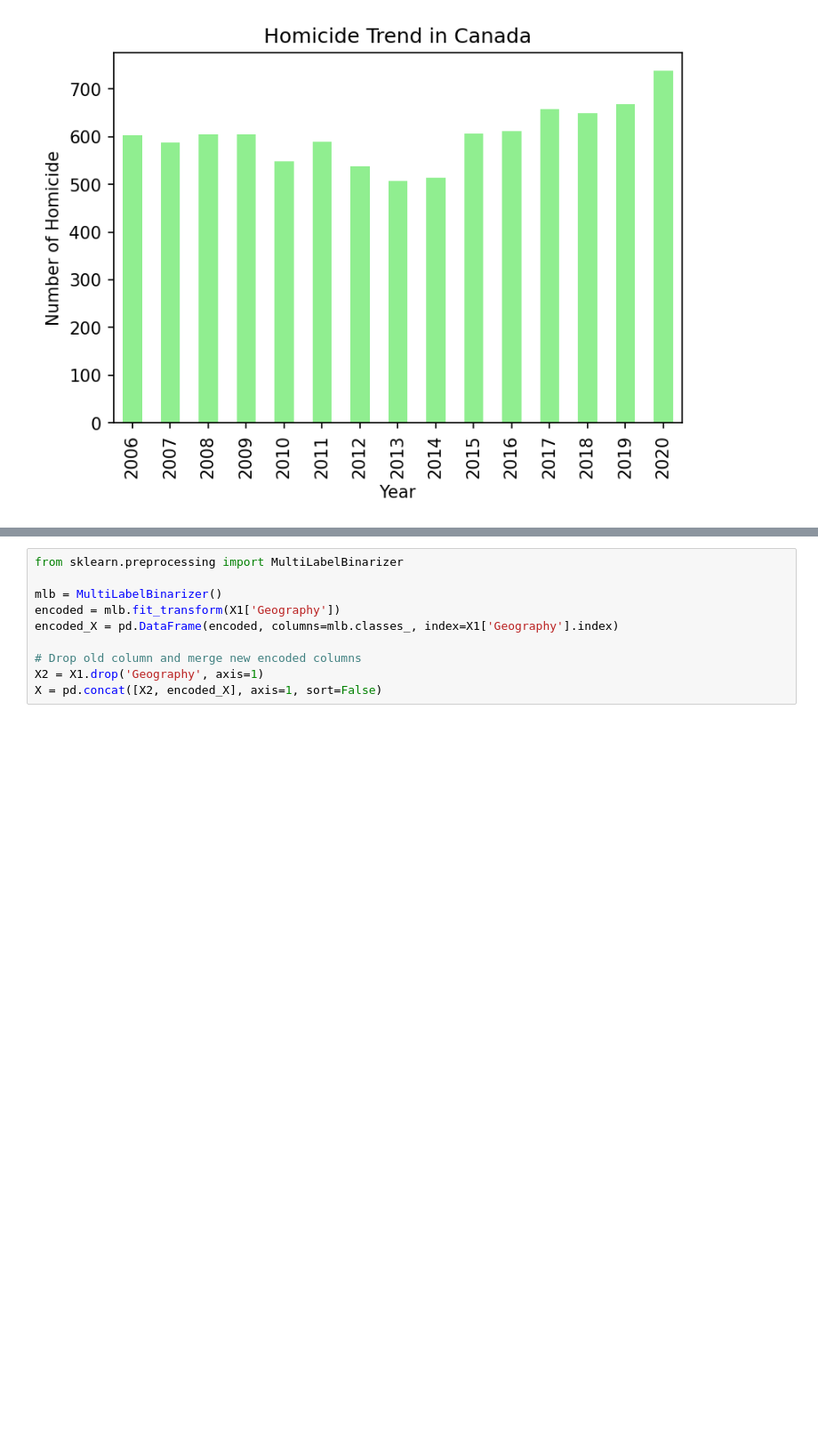
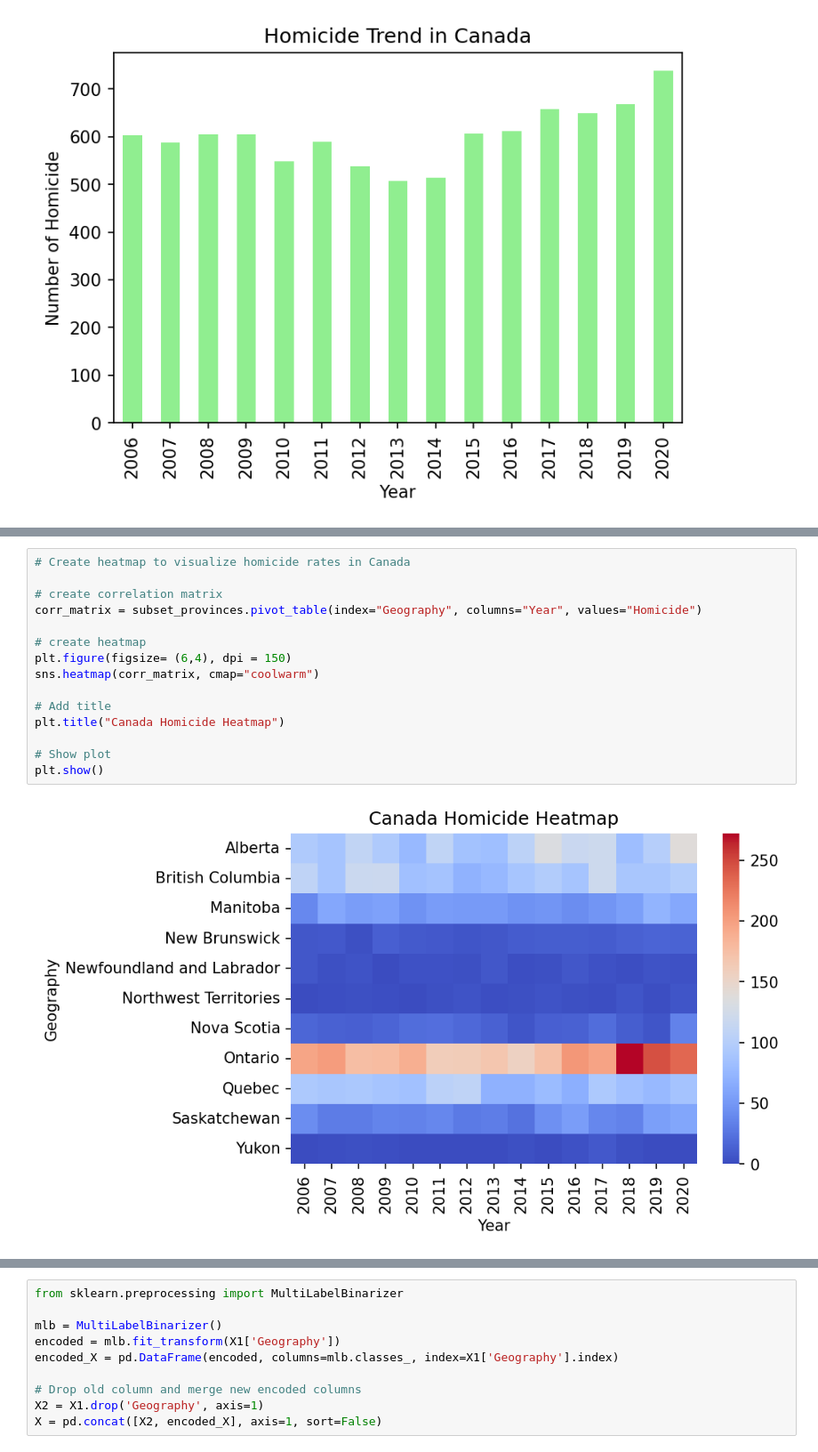
Before and after one commit to Bolloskiis/ISP_Project, a Jupyter notebook: Data/Homicide prediction Project.ipynb, the cells around one changed output, grey strips where cells are left out. Shown: that part at 89% size. Cells and saved outputs as stored; diff of their text form; blank space fills up the shorter version.

```diff
--- a/Data/Homicide prediction Project.ipynb
+++ b/Data/Homicide prediction Project.ipynb
@@ -151,0 +168,17 @@ fig.delaxes(axes[1,2])
+# %%
+# Create heatmap to visualize homicide rates in Canada
+
+# create correlation matrix
+corr_matrix = subset_provinces.pivot_table(index="Geography", columns="Year", values="Homicide")
+
+# create heatmap
+plt.figure(figsize= (6,4), dpi = 150)
+sns.heatmap(corr_matrix, cmap="coolwarm")
+
+# Add title
+plt.title("Canada Homicide Heatmap")
+
+# Show plot
+plt.show()
+# %% [output]
+[figure, added]
```
Also changed, not shown: parts of 14 cells of this notebook.
